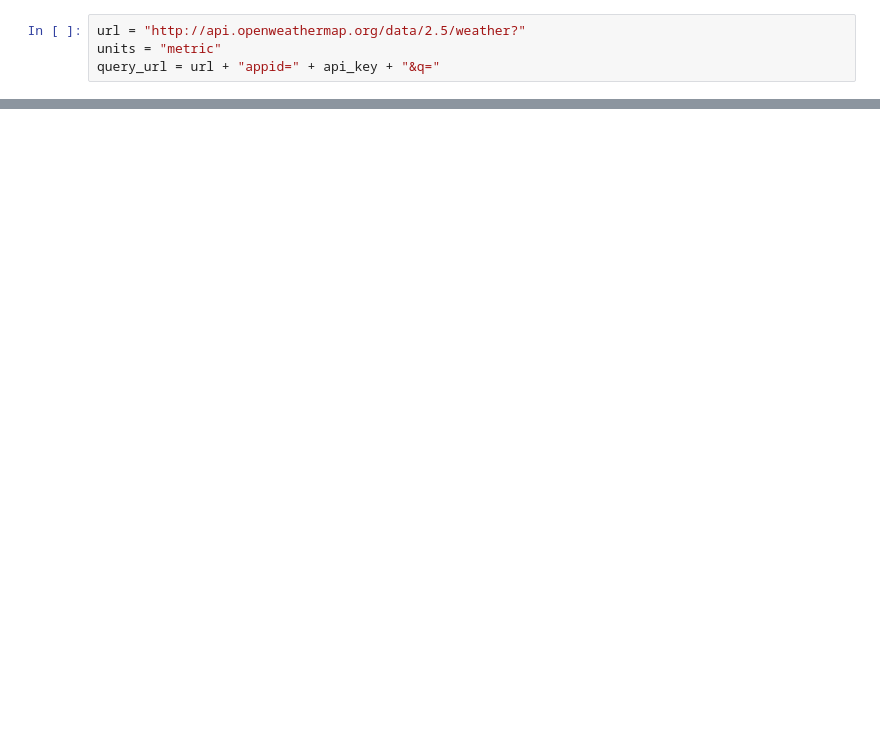
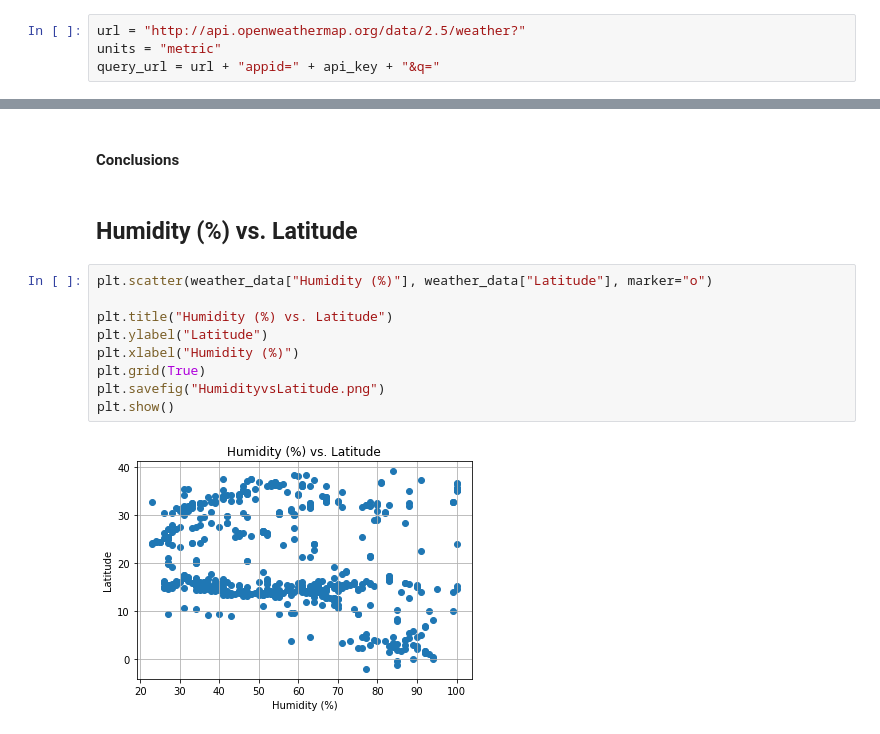
Before and after one commit to SugeilyMG/python-api-challenge, a Jupyter notebook: WeatherPy/WeatherPy.ipynb, the cells around one changed output, grey strips where cells are left out. Drawn from its saved outputs; the diff is of its cells as text; blank space fills up the shorter version.

```diff
--- a/WeatherPy/WeatherPy.ipynb
+++ b/WeatherPy/WeatherPy.ipynb
@@ -72,0 +98,15 @@ weather_data.head()
+# %% [markdown]
+#### Conclusions
+# %% [markdown]
+## Humidity (%) vs. Latitude
+# %%
+plt.scatter(weather_data["Humidity (%)"], weather_data["Latitude"], marker="o")
+
+plt.title("Humidity (%) vs. Latitude")
+plt.ylabel("Latitude")
+plt.xlabel("Humidity (%)")
+plt.grid(True)
+plt.savefig("HumidityvsLatitude.png")
+plt.show()
+# %% [output]
+[figure, added]
```
Also changed, not shown: parts of 12 cells of this notebook.
